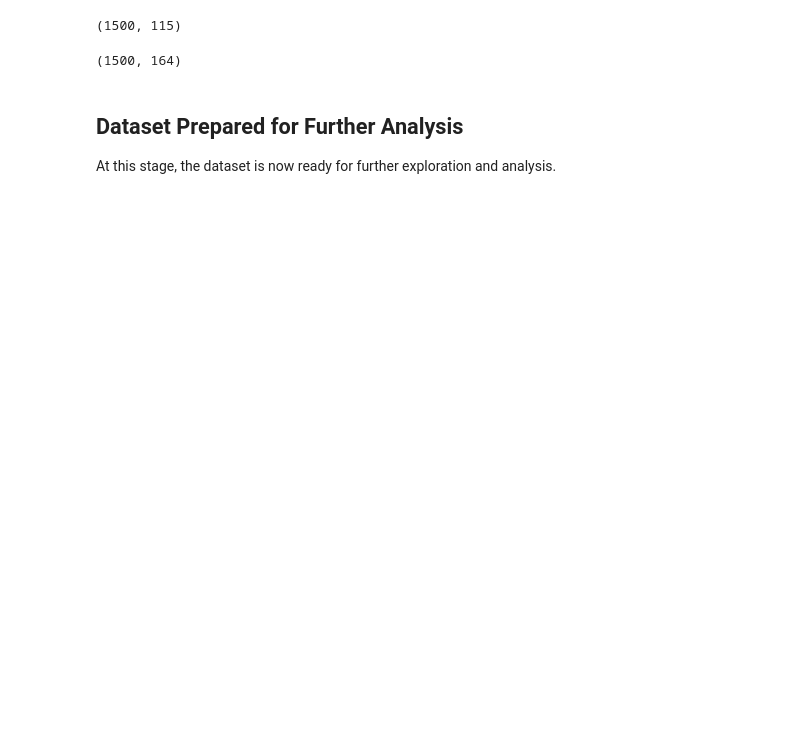
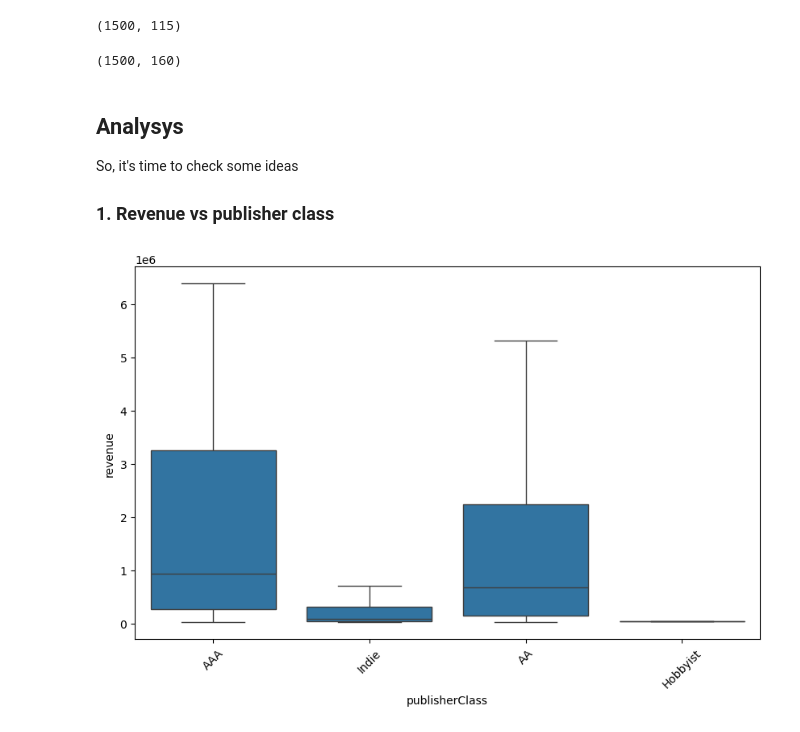
Before and after one commit to Tamplier/kaggle_datasets, a Jupyter notebook: top_steam_games/steam_games_analysis.ipynb, the cells around one changed output. Saved outputs shown, nothing was run; the diff lists cells and outputs as text; code cells hidden in the pictures; blank space fills up the shorter version.

```diff
--- a/top_steam_games/steam_games_analysis.ipynb
+++ b/top_steam_games/steam_games_analysis.ipynb
@@ -77,0 +111,3 @@ Index(['name', 'releaseDate', 'copiesSold', 'price', 'revenue', 'avgPlaytime',
+# %%
+df.loc[[643, 765], 'developers'] = ['Lovely Games', 'Naku Kinoko']
+df.loc[710, 'publishers'] = df.loc[710, 'developers']
@@ -436,0 +503,5 @@ publishers_counter = Counter(publishers)
+# %%
+publishers_counter.pop('Ltd.', None)
+publishers_counter.pop('LTD.', None)
+publishers_counter.pop('Inc.', None)
+publishers_counter.pop('LLC', None)
@@ -443,6 +536,10 @@ len(filtered_publishers)
 # %%
 developers = df['developers'].str.split(',').explode().str.strip()
 developers_counter = Counter(developers)
+developers_counter.pop('Ltd.', None)
+developers_counter.pop('LTD.', None)
+developers_counter.pop('Inc.', None)
+developers_counter.pop('LLC', None)
 filtered_developers = {key: count for key, count in developers_counter.items() if count >= 5}
 # %%
 len(filtered_developers)
@@ -460,12 +567,21 @@ for developer in filtered_developers.keys():
 # %%
 df.shape
 # %% [output]
-(1500, 164)
+(1500, 160)
 # %%
 augmented_csv = 'augmented_dataset.csv'
 # %%
 df.to_csv(augmented_csv, index=False)
 # %% [markdown]
-## Dataset Prepared for Further Analysis
+## Analysys
 
-At this stage, the dataset is now ready for further exploration and analysis.
+So, it's time to check some ideas
+
+### 1. Revenue vs publisher class
+# %%
+plt.figure(figsize=(10, 6))
+sns.boxplot(x='publisherClass', y='revenue', data=df, showfliers=False)
+plt.xticks(rotation=45)
+plt.show()
+# %% [output]
+[figure, added]
```
Also changed, not shown: parts of 55 cells of this notebook, 1 other file.
